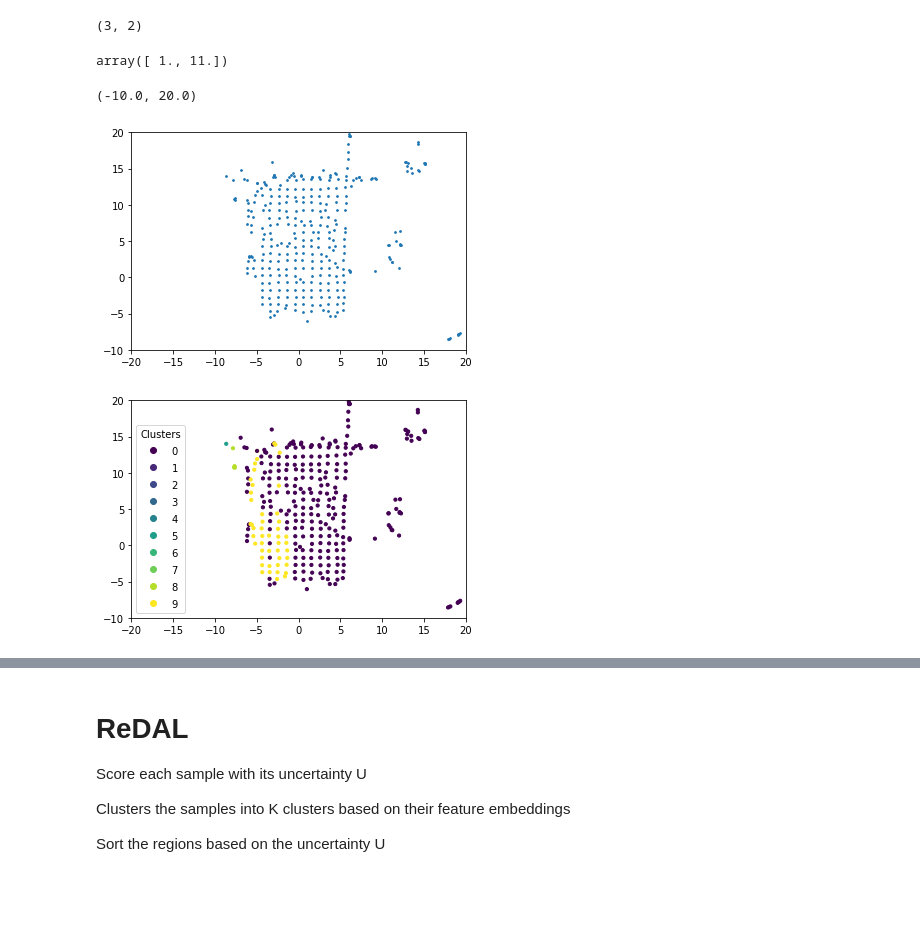
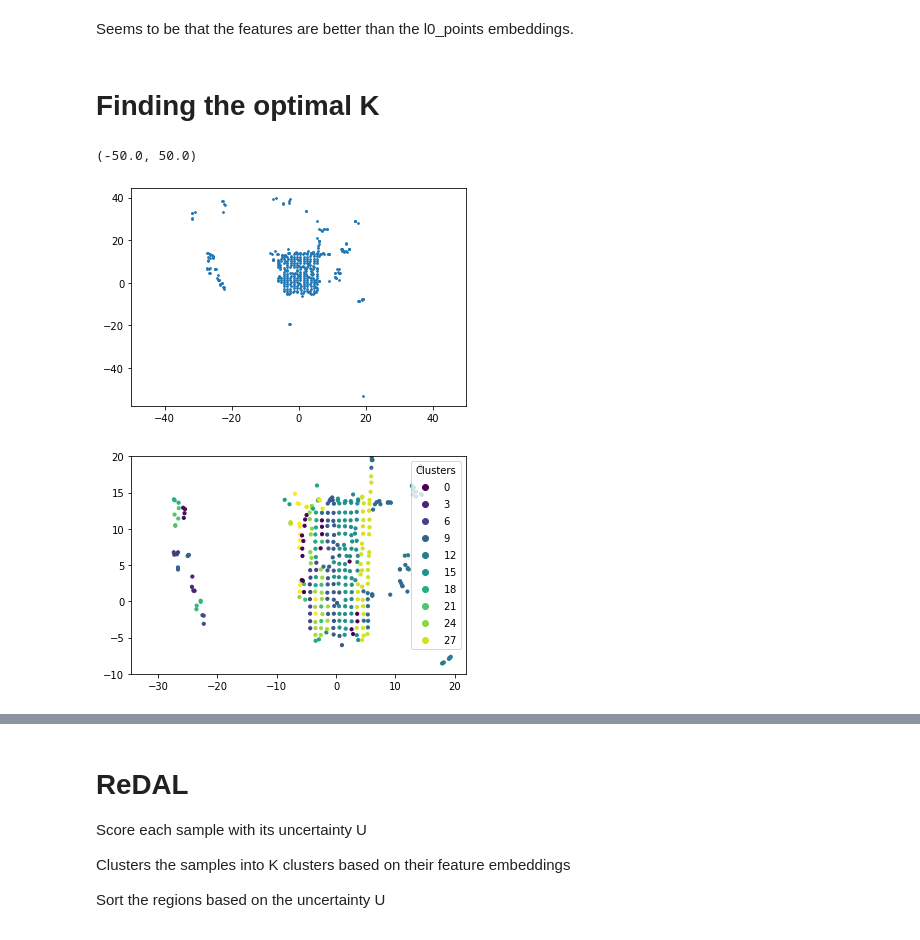
Before and after one commit to LucHayward/Pointnet_Pointnet2_pytorch, a Jupyter notebook: Acquisition_function_testing.ipynb, the cells around one changed output, grey strips where cells are left out. Saved outputs shown, nothing was run; the diff lists cells and outputs as text; code cells hidden in the pictures; blank space fills up the shorter version.

```diff
--- a/Acquisition_function_testing.ipynb
+++ b/Acquisition_function_testing.ipynb
@@ -19,0 +22,10 @@ with np.load(LOG_DIR / '0' / 'train' / 'val_predictions.npz') as npz_file:
+# %%
+with np.load('/home/luc/PycharmProjects/Pointnet_Pointnet2_pytorch/log/active_learning/AL: 50%start_20epoch_5%increase/0/train/val_predictions_special.npz') as npz_file:
+    feat = npz_file['features']
+    l0_points = npz_file['l0s']
+    predict_points = npz_file['points']
+    predict_preds = npz_file['preds']
+    predict_target = npz_file['target']
+    predict_variance = npz_file['variance']  # Variances are normalised to [-1,1]
+    predict_point_variance = npz_file['point_variance']
+    predict_grid_mask = npz_file['grid_mask']
@@ -19,0 +144,13 @@ with np.load(LOG_DIR / '0' / 'train' / 'val_predictions.npz') as npz_file:
+# %%
+fig, ax = plt.subplots(len(distances_metrics), 2, figsize=(20, 14))
+print("Best num_clusters based on Silhouette:")
+for i in range(len(distances_metrics)):
+    ax[i][0].plot([None,None]+l0sil[i], label='l0_points')
+    ax[i][0].plot([None,None]+sil[i], label='feats')
+    ax[i][0].set_title(distances_metrics[i] + " Silhouette Score")
+    ax[i][0].legend()
+    print(f"{distances_metrics[i]}: {np.argsort(sil[i])[:-15:-1]+2}")
+    ax[i][1].plot([None,None]+l0elbow[i], label='l0_points')
+    ax[i][1].plot([None,None]+elbow[i], label='feats')
+    ax[i][1].set_title(distances_metrics[i] + " elbow method")
+    ax[i][1].legend()
@@ -20,23 +165,20 @@ with np.load(LOG_DIR / '0' / 'train' / 'val_predictions.npz') as npz_file:
+# %% [markdown]
+Seems to be that the features are better than the l0_points embeddings.
+# %% [markdown]
+# Finding the optimal K
 # %%
 cell_centers = np.array(
-    [np.mean(predict_points[np.where(predict_grid_mask == i)[0], :3], axis=0) for i in range(len(predict_variance))])
+    [np.mean(predict_points[np.where(predict_grid_mask == i)[0], :3], axis=0) for i in range(len(feat))])
-# %%
-a = np.array([[0, 10], [1, 11], [2, 12]])
-print(a.shape)
-np.mean(a, axis=0)
-# %% [output]
-(3, 2)
-array([ 1., 11.])
 # %%
 plt.scatter(cell_centers[:, 0], cell_centers[:, 1], s=3)
-plt.xlim(-20, 20)
-plt.ylim(-10, 20)
+plt.xlim(-50, 50)
+# plt.ylim(-10, 20)
 # %% [output]
-(-10.0, 20.0)
+(-50.0, 50.0)
-[figure, old version]
+[figure, new version]
 # %%
 variance_ordering_idxs = predict_variance.argsort()[::-1]
-num_cells = 10
+num_cells = 30
 # %%
 import matplotlib.pyplot as plt
 from sklearn import cluster
@@ -45,11 +187,11 @@ kmeans = cluster.KMeans(n_clusters=num_cells, random_state=0).fit(predict_featur
 # %%
 fig, ax = plt.subplots()
 scatter = ax.scatter(cell_centers[:, 0], cell_centers[:, 1], c=kmeans.labels_, s=10)
-plt.xlim(-20, 20)
+# plt.xlim(-40, 60)
 plt.ylim(-10, 20)
 
 # add legend to plt
-ax.legend(*scatter.legend_elements(), loc="lower left", title="Clusters")
+ax.legend(*scatter.legend_elements(), loc="upper right", title="Clusters")
 plt.show()
 # %% [output]
-[figure, old version]
+[figure, new version]
```
Also changed, not shown: parts of 9 cells of this notebook.
